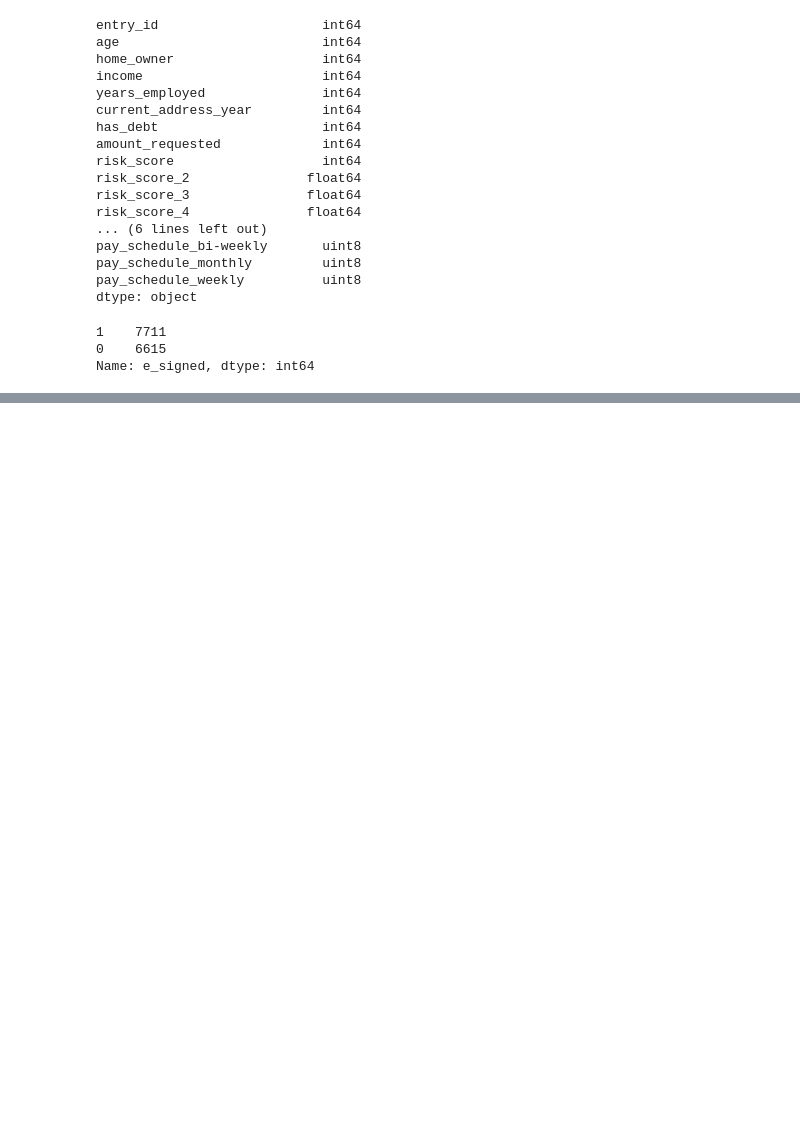
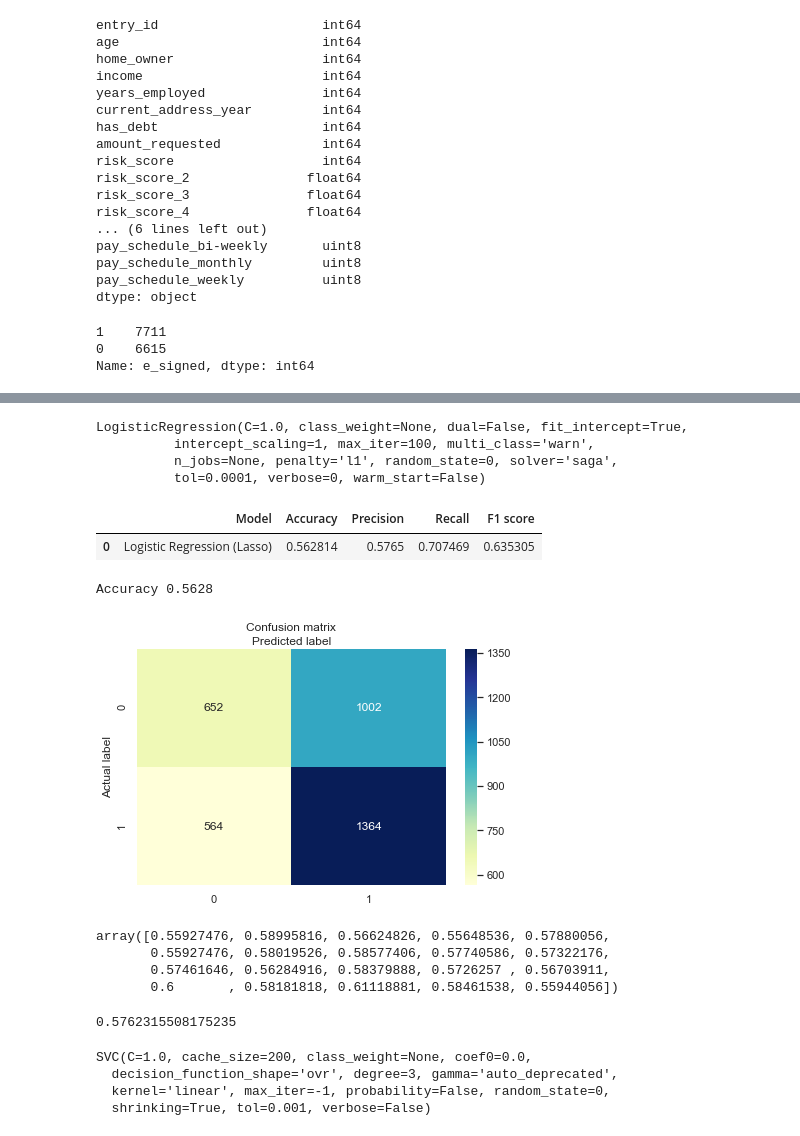
Before and after one commit to rjmanzo/machine-learning-6-practical-real-world-app, a Jupyter notebook: 5. Predicting the Likelihood of E-Signing a Loan Based on Financial History/Machine_Learning_05_Predicting_the_Likelihood_of_E_Signing_a_Loan_Based_on_Financial_History.ipynb, the cells around one changed output, grey strips where cells are left out. Saved outputs shown, nothing was run; the diff lists cells and outputs as text; code cells hidden in the pictures; blank space fills up the shorter version.

Commit message:
* Finished the Problem Nº 5: Prediction the Likelihood of E-signing a Loan Based on Financial History * Starting working on problem Nº 6: Credit card Fraud Detectio

```diff
--- a/5. Predicting the Likelihood of E-Signing a Loan Based on Financial History/Machine_Learning_05_Predicting_the_Likelihood_of_E_Signing_a_Loan_Based_on_Financial_History.ipynb
+++ b/5. Predicting the Likelihood of E-Signing a Loan Based on Financial History/Machine_Learning_05_Predicting_the_Likelihood_of_E_Signing_a_Loan_Based_on_Financial_History.ipynb
@@ -351,0 +347,20 @@ Name: e_signed, dtype: int64
+# %%
+### Model building ###
+
+# Fitting Model to the Traninig Set
+from sklearn.linear_model import LogisticRegression
+# classifier = LogisticRegression(random_state=0, penalty = 'l1', solver='lbfgs')
+classifier = LogisticRegression(random_state=0, penalty = 'l1', solver='saga')
+classifier.fit(X_train, y_train)
+# %% [output]
+LogisticRegression(C=1.0, class_weight=None, dual=False, fit_intercept=True,
+          intercept_scaling=1, max_iter=100, multi_class='warn',
+          n_jobs=None, penalty='l1', random_state=0, solver='saga',
+          tol=0.0001, verbose=0, warm_start=False)
+# %%
+# Evaluating Test set
+y_pred = classifier.predict(X_test)
+# %%
+# Evaluating Result
+from sklearn.metrics import confusion_matrix, accuracy_score, f1_score, precision_score, recall_score
+cnf_matrix = confusion_matrix(y_test, y_pred)
@@ -351,0 +378,57 @@ Name: e_signed, dtype: int64
+# %%
+# Metrics
+results = pd.DataFrame([['Logistic Regression (Lasso)', acc, pre, rec, f1]],
+              columns = ['Model','Accuracy','Precision','Recall','F1 score'])
+
+results
+# %% [output]
+|  | Model | Accuracy | Precision | Recall | F1 score |
+| 0 | Logistic Regression (Lasso) | 0.562814 | 0.5765 | 0.707469 | 0.635305 |
+# %%
+class_names=[0,1] # name  of classes
+fig, ax = plt.subplots()
+tick_marks = np.arange(len(class_names))
+plt.xticks(tick_marks, class_names)
+plt.yticks(tick_marks, class_names)
+# create heatmap
+sns.heatmap(pd.DataFrame(cnf_matrix), annot=True, cmap="YlGnBu" ,fmt='g')
+ax.xaxis.set_label_position("top")
+plt.tight_layout()
+plt.title('Confusion matrix', y=1.1)
+plt.ylabel('Actual label')
+plt.xlabel('Predicted label')
+print("Accuracy %0.4f" % accuracy_score(y_test, y_pred))
+# %% [output]
+Accuracy 0.5628
+[figure, added]
+# %%
+#Appliyng K-fold Cross Validation
+from sklearn.model_selection import cross_val_score
+accuracies = cross_val_score(estimator = classifier,
+                             X = X_train,
+                             y = y_train,
+                             cv = 20)
+
+# Showing Accuracies to validate the model estimation
+accuracies
+# %% [output]
+array([0.55927476, 0.58995816, 0.56624826, 0.55648536, 0.57880056,
+       0.55927476, 0.58019526, 0.58577406, 0.57740586, 0.57322176,
+       0.57461646, 0.56284916, 0.58379888, 0.5726257 , 0.56703911,
+       0.6       , 0.58181818, 0.61118881, 0.58461538, 0.55944056])
+# %%
+accuracies.mean()
+# %% [output]
+0.5762315508175235
+# %%
+### Model building: Part 2 ###
+
+# SVM (Linear)
+from sklearn.svm import SVC
+classifier = SVC(random_state=0, kernel = 'linear')
+classifier.fit(X_train, y_train)
+# %% [output]
+SVC(C=1.0, cache_size=200, class_weight=None, coef0=0.0,
+  decision_function_shape='ovr', degree=3, gamma='auto_deprecated',
+  kernel='linear', max_iter=-1, probability=False, random_state=0,
+  shrinking=True, tol=0.001, verbose=False)
```
Also changed, not shown: parts of 78 cells of this notebook, 1 other file.
